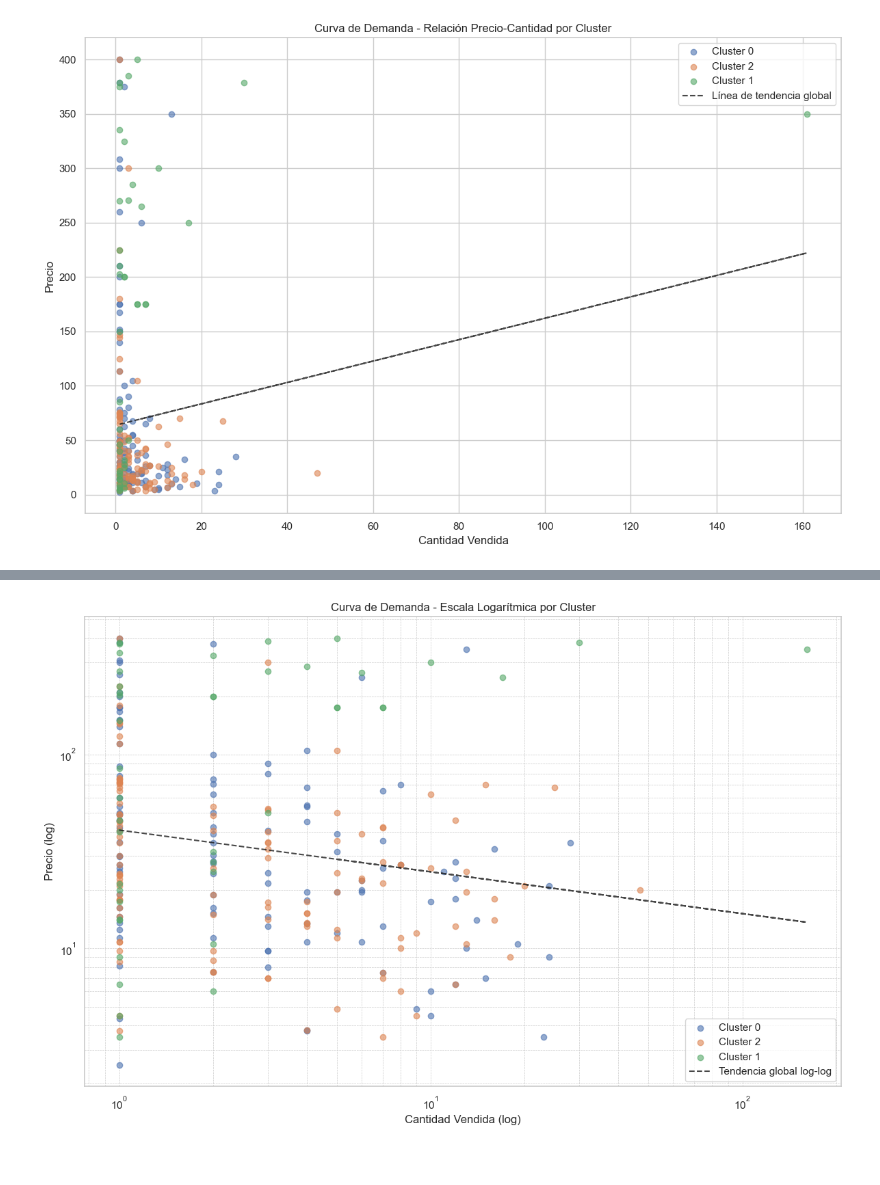
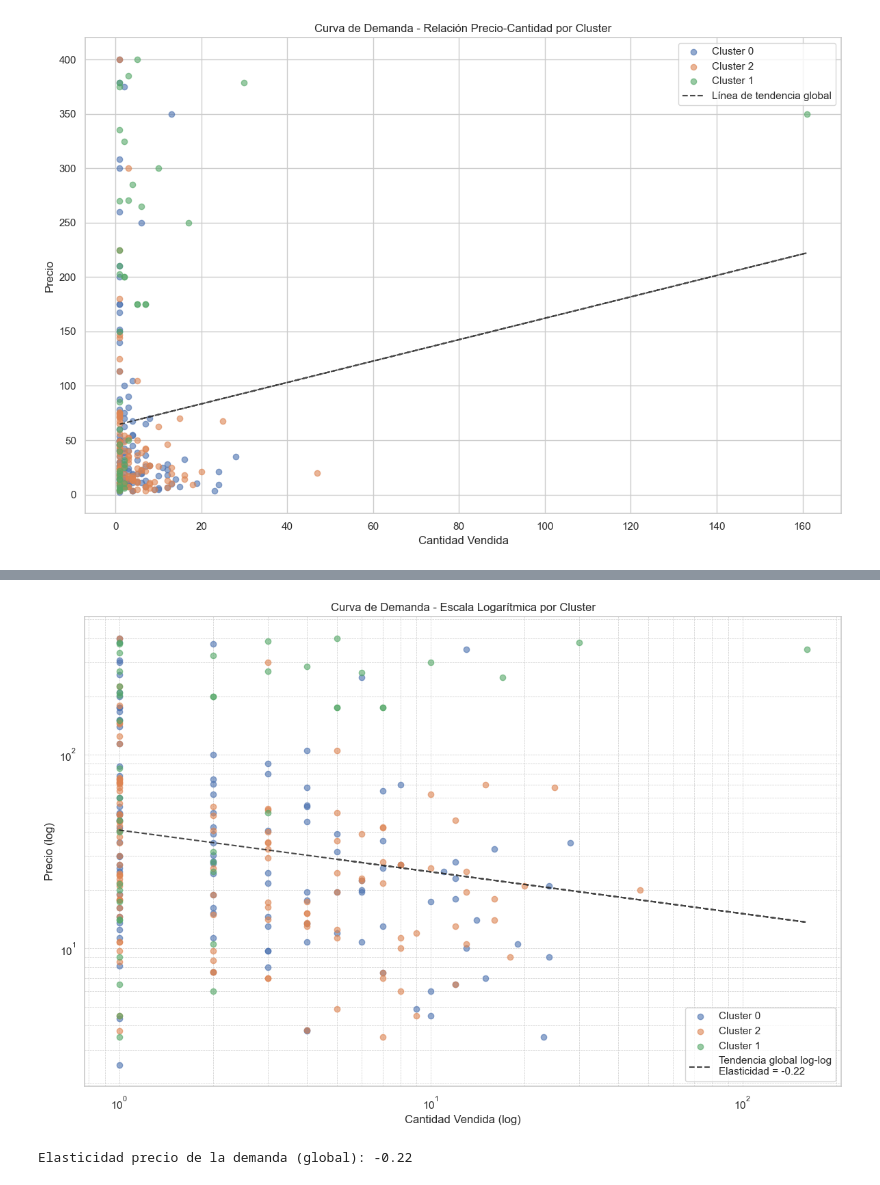
Before and after one commit to armand-analytics/Forecasting, a Jupyter notebook: notebooks/01_EDA.ipynb, the cells around one changed output, grey strips where cells are left out. Saved outputs shown, nothing was run; the diff lists cells and outputs as text; code cells hidden in the pictures.

```diff
--- a/notebooks/01_EDA.ipynb
+++ b/notebooks/01_EDA.ipynb
@@ -997,32 +982,40 @@ plt.show()
 # %%
-
-# Asegurar que el cluster sea string o categórico
+# Modelo Log - Log
 demanda['Cluster'] = demanda['Cluster'].astype(str)
 
 plt.figure(figsize=(12, 8))
 
-# Graficar por cluster
+# Grafica
 for cluster in demanda['Cluster'].unique():
     subset = demanda[demanda['Cluster'] == cluster]
     plt.scatter(subset['Cantidad'], subset['Price'], alpha=0.6, label=f'Cluster {cluster}')
 
-# Línea de tendencia global (en log-log)
+# Línea de tendencia  log-log
 z = np.polyfit(np.log(demanda['Cantidad']), np.log(demanda['Price']), 1)
 p = np.poly1d(z)
+
+# Elasticidad precio de la demanda
+elasticidad = z[0]
+
 cantidad_log = np.log(demanda['Cantidad'])
-plt.plot(demanda['Cantidad'], np.exp(p(cantidad_log)), "k--", alpha=0.8, label='Tendencia global log-log')
+plt.plot(demanda['Cantidad'], np.exp(p(cantidad_log)), "k--", alpha=0.8,
+         label=f'Tendencia global log-log\nElasticidad = {elasticidad:.2f}')
 
-# Aplicar escala logarítmica a ambos ejes
+# Escalas logarítmicas
 plt.xscale('log')
 plt.yscale('log')
 
 # Etiquetas
 plt.title('Curva de Demanda - Escala Logarítmica por Cluster')
 plt.xlabel('Cantidad Vendida (log)')
 plt.ylabel('Precio (log)')
 plt.grid(True, which="both", ls="--", linewidth=0.5)
 plt.legend()
 plt.tight_layout()
 plt.show()
+
+# Mostrar valor numérico
+print(f"Elasticidad precio de la demanda (global): {elasticidad:.2f}")
 # %% [output]
-[figure, old version]
+[figure, new version]
+Elasticidad precio de la demanda (global): -0.22
```
Also changed, not shown: parts of 9 cells of this notebook.
